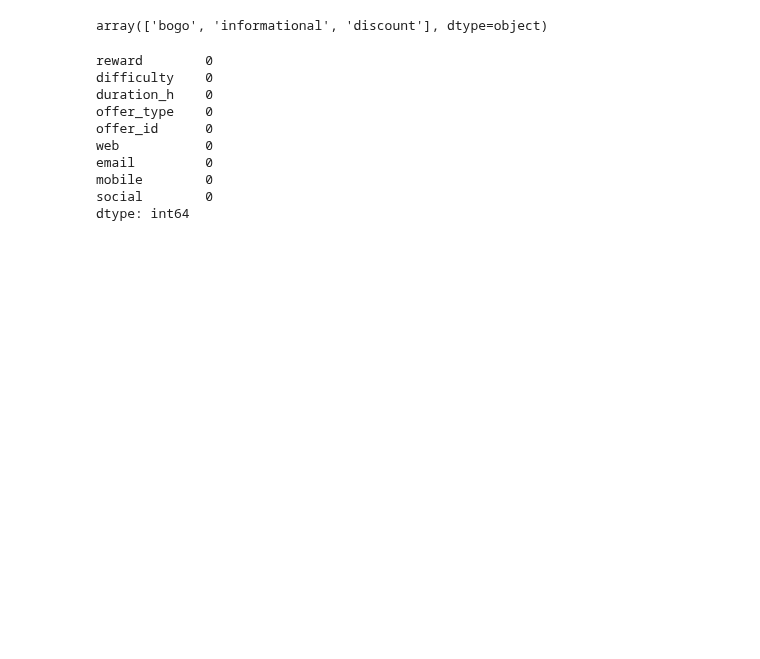
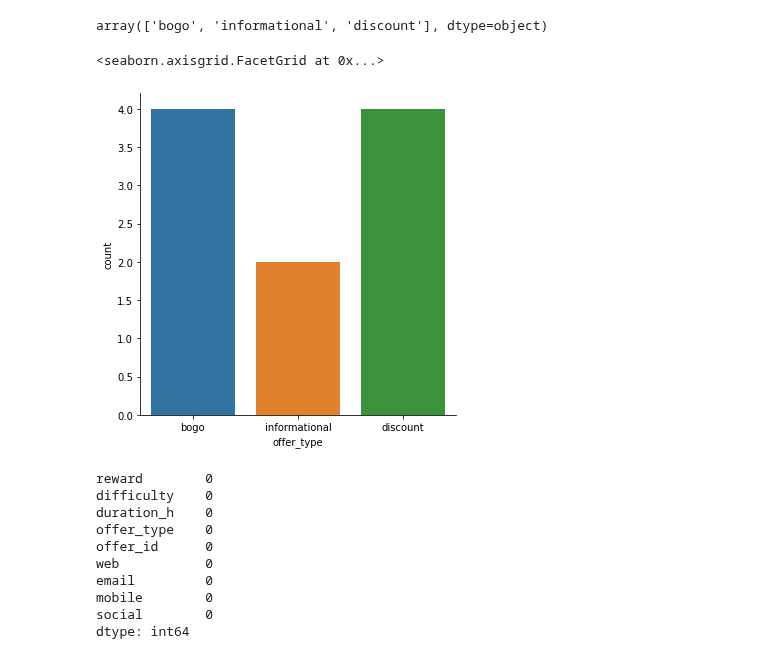
Before and after one commit to AlfaifyOsama/Starbucks-Capstone-Challenge, a Jupyter notebook: Starbucks_Capstone_notebook.ipynb, the cells around one changed output. Saved outputs shown, nothing was run; the diff lists cells and outputs as text; code cells hidden in the pictures; blank space fills up the shorter version.

```diff
--- a/Starbucks_Capstone_notebook.ipynb
+++ b/Starbucks_Capstone_notebook.ipynb
@@ -195,6 +195,11 @@ portfolio['social'] = portfolio['channels'].apply(lambda x: 1 if 'social' in x e
 portfolio['offer_type'].unique()
 # %% [output]
 array(['bogo', 'informational', 'discount'], dtype=object)
+# %%
+sns.catplot(x='offer_type', kind="count", data=portfolio,)
+# %% [output]
+<seaborn.axisgrid.FacetGrid at 0x...>
+[figure, added]
 # %%
 # Replace categorical variable to numeric in offer_type
 portfolio['offer_type'].replace(['bogo', 'informational','discount'],
```
Also changed, not shown: parts of 12 cells of this notebook, 5 other files.
